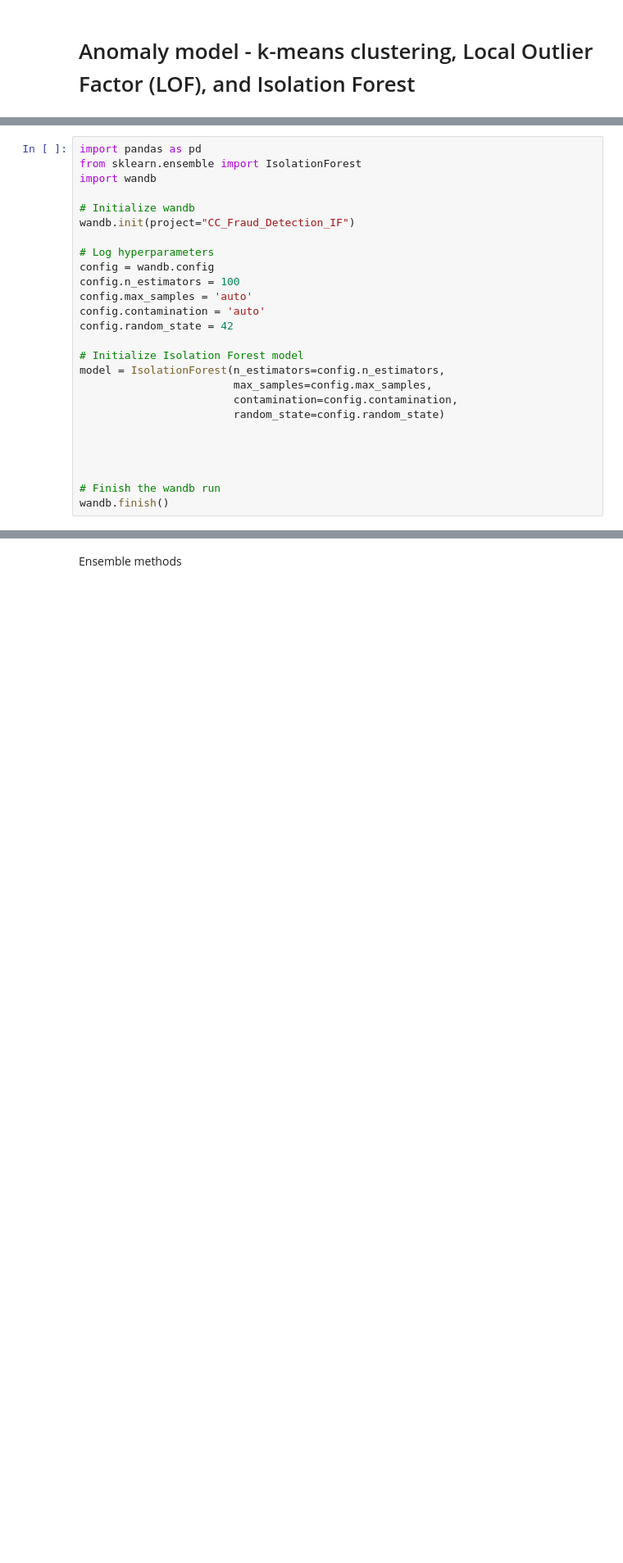
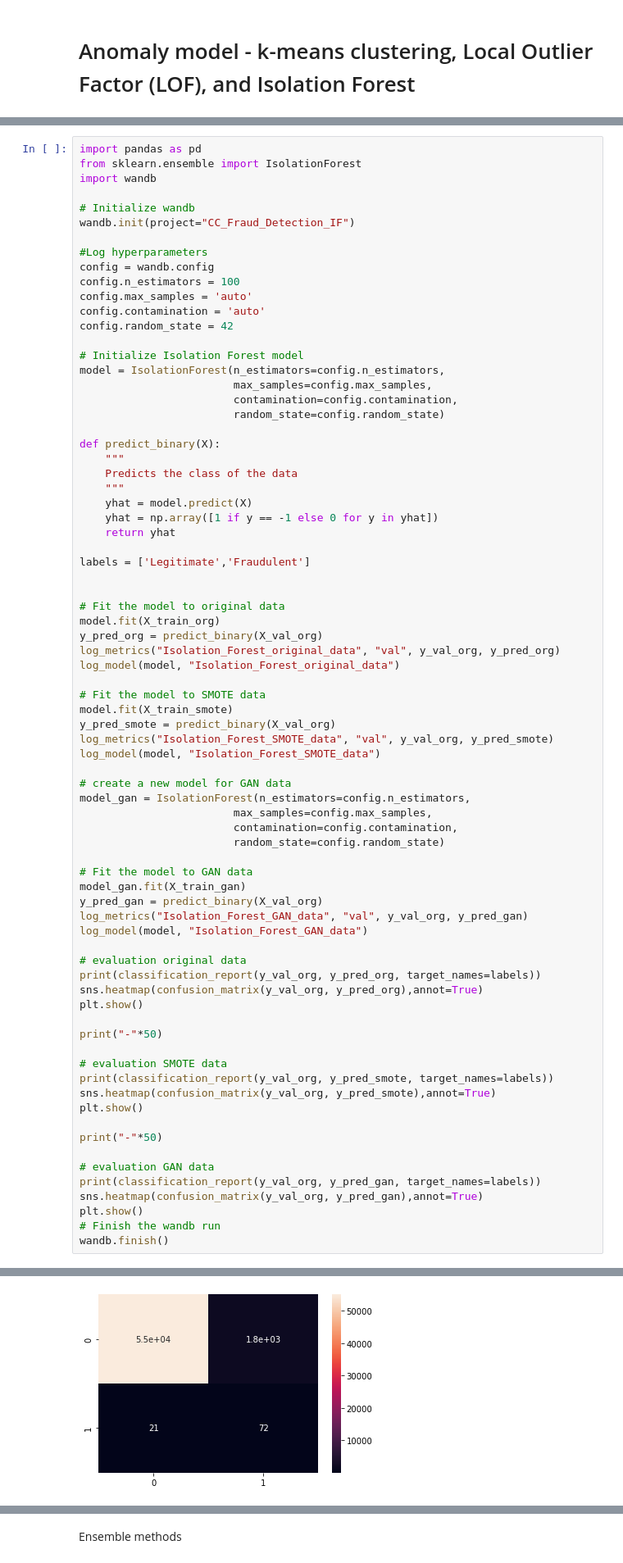
Before and after one commit to vladvuc/ML-Group-51, a Jupyter notebook: Credit Card Fraud.ipynb, the cells around one changed output, grey strips where cells are left out. Shown at 82% size. Saved outputs shown, nothing was run; the diff lists cells and outputs as text; blank space fills up the shorter version.

Commit message:
Isolation forest fix + reports

```diff
--- a/Credit Card Fraud.ipynb
+++ b/Credit Card Fraud.ipynb
@@ -499,7 +499,7 @@ import wandb
 # Initialize wandb
 wandb.init(project="CC_Fraud_Detection_IF")
 
-# Log hyperparameters
+#Log hyperparameters
 config = wandb.config
 config.n_estimators = 100
 config.max_samples = 'auto'
@@ -512,9 +512,59 @@ model = IsolationForest(n_estimators=config.n_estimators,
                         contamination=config.contamination,
                         random_state=config.random_state)
 
+def predict_binary(X):
+    """
+    Predicts the class of the data
+    """
+    yhat = model.predict(X)
+    yhat = np.array([1 if y == -1 else 0 for y in yhat])
+    return yhat
+
+labels = ['Legitimate','Fraudulent']
 
 
+# Fit the model to original data
+model.fit(X_train_org)
+y_pred_org = predict_binary(X_val_org)
+log_metrics("Isolation_Forest_original_data", "val", y_val_org, y_pred_org)
+log_model(model, "Isolation_Forest_original_data")
 
+# Fit the model to SMOTE data
+model.fit(X_train_smote)
+y_pred_smote = predict_binary(X_val_org)
+log_metrics("Isolation_Forest_SMOTE_data", "val", y_val_org, y_pred_smote)
+log_model(model, "Isolation_Forest_SMOTE_data")
+
+# create a new model for GAN data
+model_gan = IsolationForest(n_estimators=config.n_estimators,
+                        max_samples=config.max_samples,
+                        contamination=config.contamination,
+                        random_state=config.random_state)
+
+# Fit the model to GAN data
+model_gan.fit(X_train_gan)
+y_pred_gan = predict_binary(X_val_org)
+log_metrics("Isolation_Forest_GAN_data", "val", y_val_org, y_pred_gan)
+log_model(model, "Isolation_Forest_GAN_data")
+
+# evaluation original data
+print(classification_report(y_val_org, y_pred_org, target_names=labels))
+sns.heatmap(confusion_matrix(y_val_org, y_pred_org),annot=True)
+plt.show()
+
+print("-"*50)
+
+# evaluation SMOTE data
+print(classification_report(y_val_org, y_pred_smote, target_names=labels))
+sns.heatmap(confusion_matrix(y_val_org, y_pred_smote),annot=True)
+plt.show()
+
+print("-"*50)
+
+# evaluation GAN data
+print(classification_report(y_val_org, y_pred_gan, target_names=labels))
+sns.heatmap(confusion_matrix(y_val_org, y_pred_gan),annot=True)
+plt.show()
 # Finish the wandb run
 wandb.finish()
 # %% [output]
@@ -537,0 +587 @@ weighted avg       0.00      0.00      0.00     56962
+[figure, added]
```
Also changed, not shown: parts of 2 cells of this notebook.
